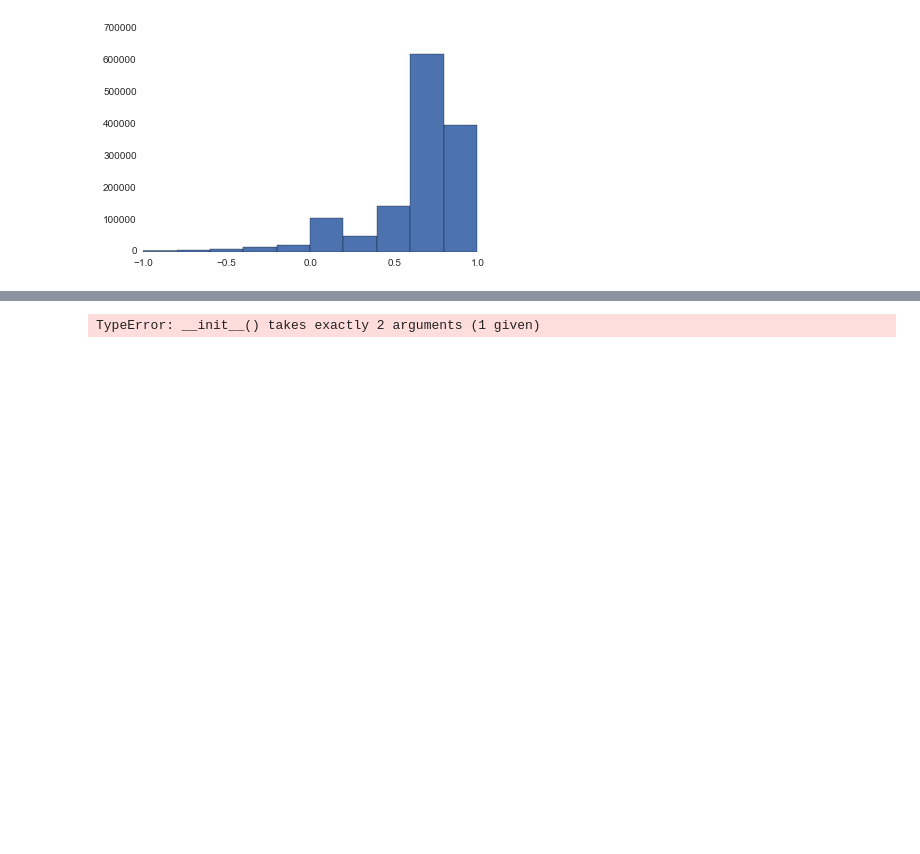
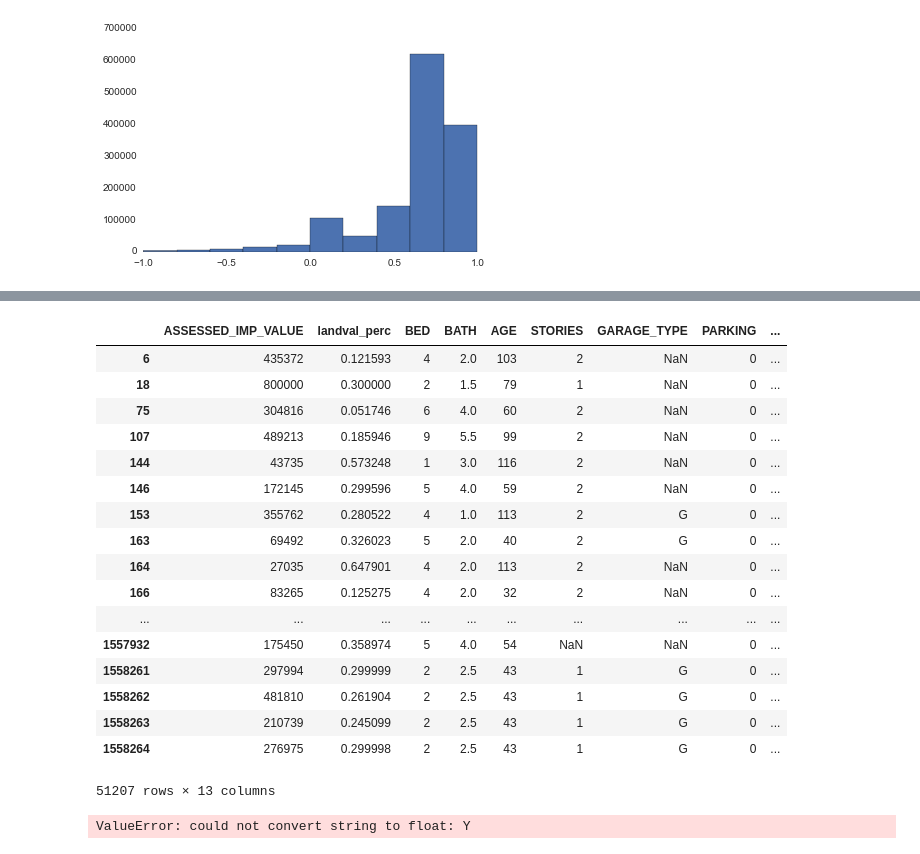
Before and after one commit to selwyth/featurehoods, a Jupyter notebook: work_sql_interface.ipynb, the cells around one changed output, grey strips where cells are left out. Cells and saved outputs as stored; diff of their text form; code cells hidden in the pictures; blank space fills up the shorter version.

```diff
--- a/work_sql_interface.ipynb
+++ b/work_sql_interface.ipynb
@@ -286,12 +380,37 @@ base.lot_perc.hist()
+# %%
+X[X.lot_perc < 0]
+# %% [output]
+|  | ASSESSED_IMP_VALUE | landval_perc | BED | BATH | AGE | STORIES | GARAGE_TYPE | PARKING | ... |
+| 6 | 435372 | 0.121593 | 4 | 2.0 | 103 | 2 | NaN | 0 | ... |
+| 18 | 800000 | 0.300000 | 2 | 1.5 | 79 | 1 | NaN | 0 | ... |
+| 75 | 304816 | 0.051746 | 6 | 4.0 | 60 | 2 | NaN | 0 | ... |
+| 107 | 489213 | 0.185946 | 9 | 5.5 | 99 | 2 | NaN | 0 | ... |
+| 144 | 43735 | 0.573248 | 1 | 3.0 | 116 | 2 | NaN | 0 | ... |
+| 146 | 172145 | 0.299596 | 5 | 4.0 | 59 | 2 | NaN | 0 | ... |
+| 153 | 355762 | 0.280522 | 4 | 1.0 | 113 | 2 | G | 0 | ... |
+| 163 | 69492 | 0.326023 | 5 | 2.0 | 40 | 2 | G | 0 | ... |
+| 164 | 27035 | 0.647901 | 4 | 2.0 | 113 | 2 | NaN | 0 | ... |
+| 166 | 83265 | 0.125275 | 4 | 2.0 | 32 | 2 | NaN | 0 | ... |
+| ... | ... | ... | ... | ... | ... | ... | ... | ... | ... |
+| 1557932 | 175450 | 0.358974 | 5 | 4.0 | 54 | NaN | NaN | 0 | ... |
+| 1558261 | 297994 | 0.299999 | 2 | 2.5 | 43 | 1 | G | 0 | ... |
+| 1558262 | 481810 | 0.261904 | 2 | 2.5 | 43 | 1 | G | 0 | ... |
+| 1558263 | 210739 | 0.245099 | 2 | 2.5 | 43 | 1 | G | 0 | ... |
+| 1558264 | 276975 | 0.299998 | 2 | 2.5 | 43 | 1 | G | 0 | ... |
+51207 rows × 13 columns
 # %%
 from sklearn.preprocessing import StandardScaler
 from sklearn.decomposition import PCA
 from sklearn.cluster import KMeans
 from sklearn.pipeline import Pipeline
 
-pca_pipe = Pipeline(
-                    )
+pca_pipe = Pipeline((
+                     ( 'scl', StandardScaler() ),
+                     ( 'pca', PCA(whiten = True) )
+                    ))
+
+X_pca = pca_pipe.fit(X)
 # %% [output]
-TypeError: __init__() takes exactly 2 arguments (1 given)
+ValueError: could not convert string to float: Y
 # %% [markdown]
 #Caveats about Data
```
Also changed, not shown: parts of 28 cells of this notebook.
